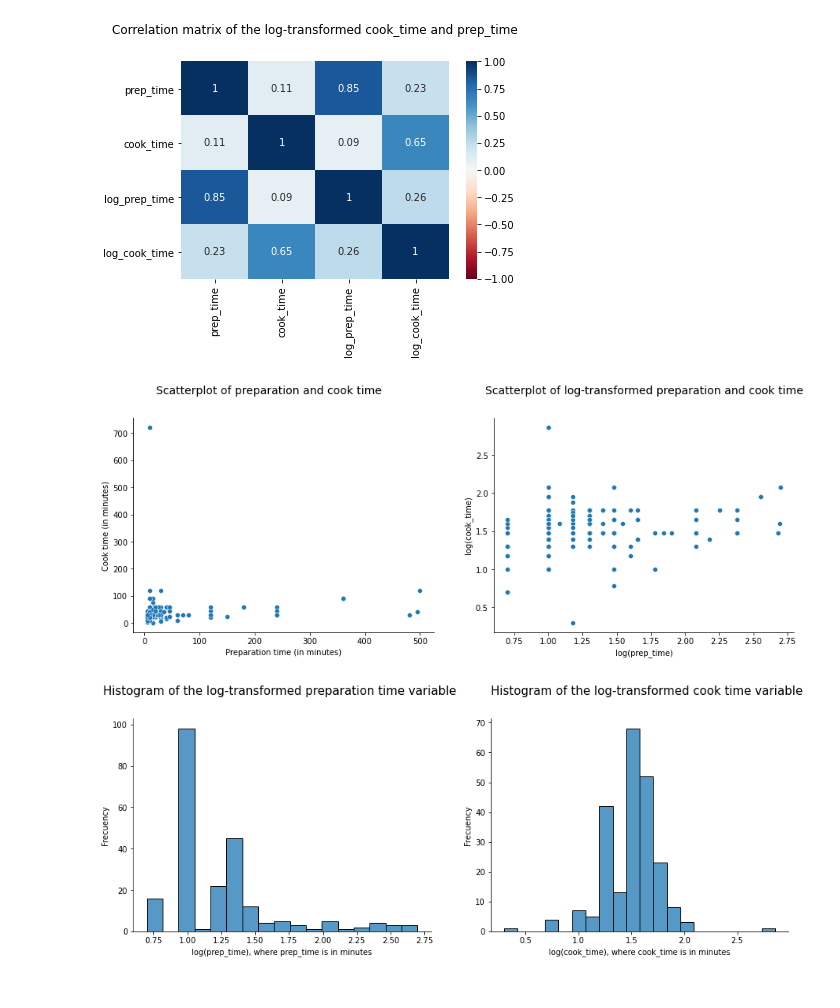
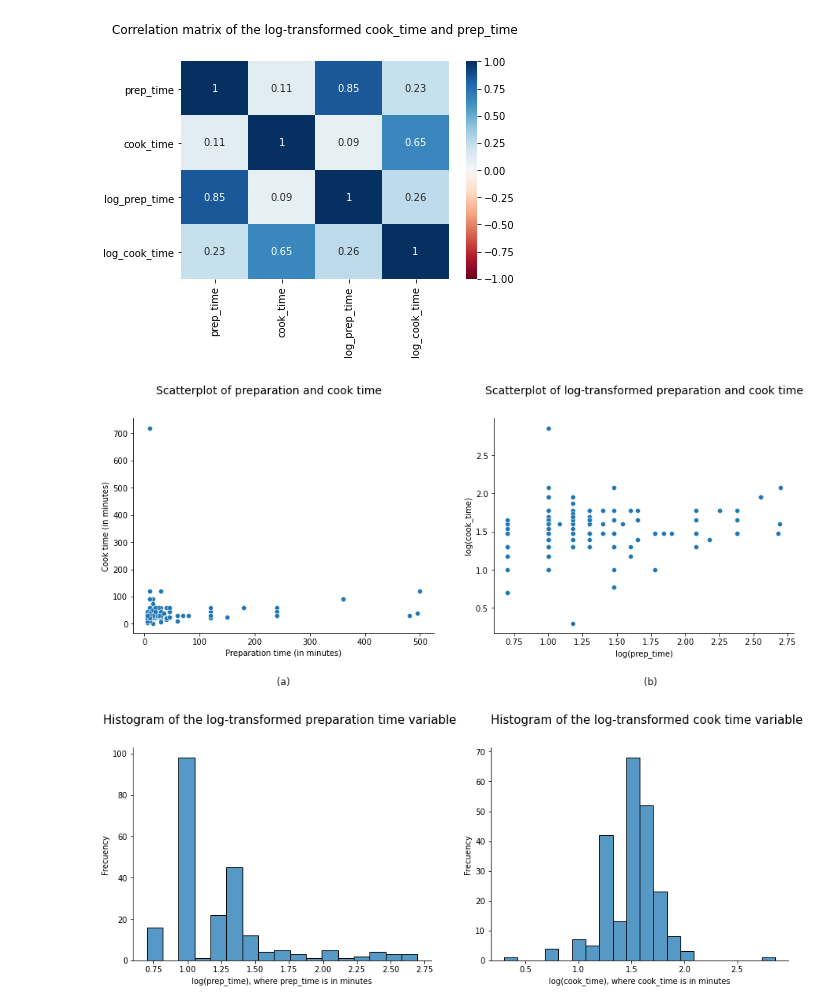
Before and after one commit to aijimenez/EDA_indian_food, a Jupyter notebook: Correlation_Covariance_2variables.ipynb, the cells around one changed output. Drawn from its saved outputs; the diff is of its cells as text; code cells hidden in the pictures.

Commit message:
choropleth title and label changed, a and b added to some graphs

```diff
--- a/Correlation_Covariance_2variables.ipynb
+++ b/Correlation_Covariance_2variables.ipynb
@@ -166,33 +166,33 @@ plt.show()
 # %%
 plt.figure(figsize=(15,5))
 #plt.subplot(n of rows, n of columns, plot number)
 
 
 #plot 1
 plt.subplot(1, 2, 1)
-sns.scatterplot(x=indian_food["prep_time"], y=indian_food["cook_time"])
+ax = sns.scatterplot(x=indian_food["prep_time"], y=indian_food["cook_time"])
 
 plt.title("Scatterplot of preparation and cook time", fontsize=14, y=1.09, x=0.45) #, loc='left'
 plt.xlabel("Preparation time (in minutes)")
 plt.ylabel("Cook time (in minutes)")
-
+ax.text(x=240, y=-225, s='(a)', fontsize=12) # agrega texto
 sns.despine(bottom = False, left = False) # remove frames
 
 #plot 2
 plt.subplot(1, 2, 2)
-sns.scatterplot(x=indian_food["log_prep_time"], y=indian_food["log_cook_time"])
+ax1 = sns.scatterplot(x=indian_food["log_prep_time"], y=indian_food["log_cook_time"])
 
 plt.title("Scatterplot of log-transformed preparation and cook time", fontsize=14, y=1.09, x=0.5) #, loc='left'
 plt.xlabel("log(prep_time)")
 plt.ylabel("log(cook_time)")
-
+ax1.text(x=1.7, y=-0.5, s='(b)', fontsize=12) # agrega texto
 sns.despine(bottom = False, left = False) # remove frames
 
 
 
 plt.show()
 # %% [output]
-[figure, old version]
+[figure, new version]
 # %%
 plt.figure(figsize=(15,5))
 #plt.subplot(n of rows, n of columns, plot number)
```
Also changed, not shown: parts of 1 cell of this notebook, 1 other file.
